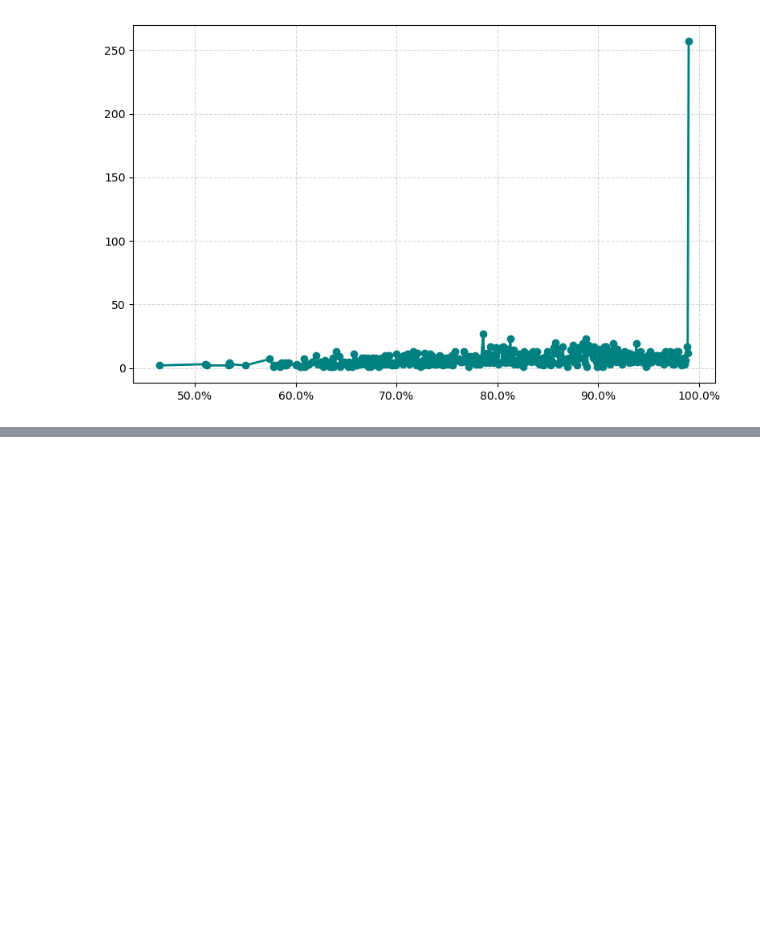
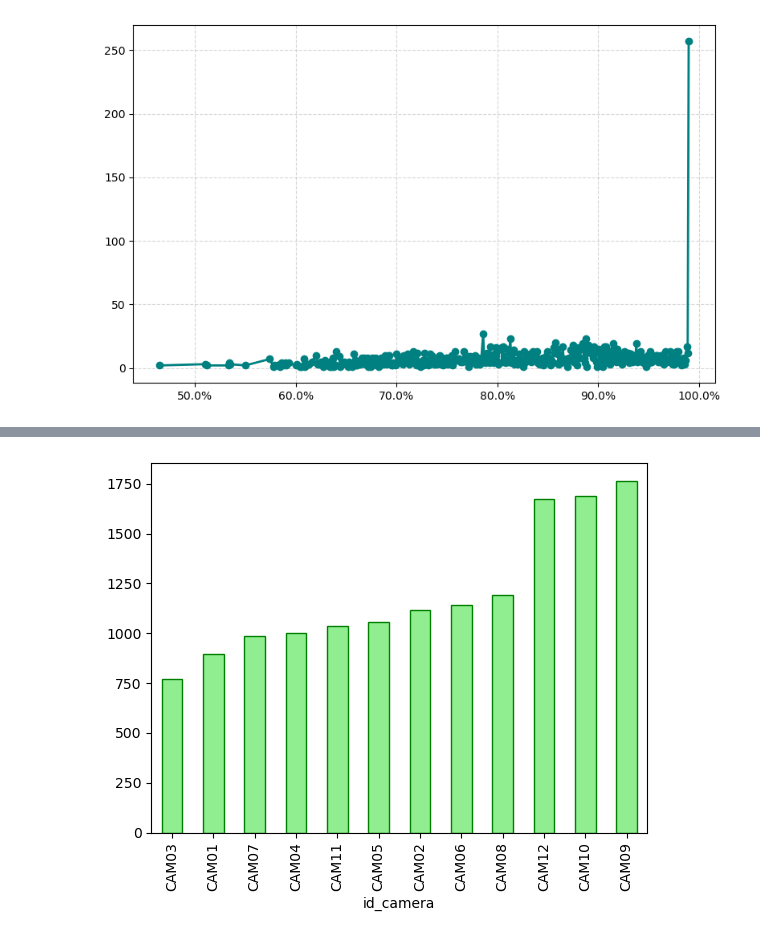
Before and after one commit to ufnovaes/Checkpoint-01, a Jupyter notebook: Checkpoint01.ipynb, the cells around one changed output, grey strips where cells are left out. Cells and saved outputs as stored; diff of their text form; code cells hidden in the pictures; blank space fills up the shorter version.

```diff
--- a/Checkpoint01.ipynb
+++ b/Checkpoint01.ipynb
@@ -249,0 +267,4 @@ plt.show()
+# %%
+df_cam = df_animais.groupby('id_camera', observed = False,as_index=False).agg(Qtd = ('individuos','sum'))
+# %%
+df_cam = df_cam.sort_values(by = 'Qtd')
@@ -249,0 +287,4 @@ plt.show()
+# %%
+bx = df_cam.plot.bar(x='id_camera', y='Qtd', color='lightgreen', edgecolor='green', legend=False)
+# %% [output]
+[figure, added]
```
Also changed, not shown: parts of 8 cells of this notebook.
